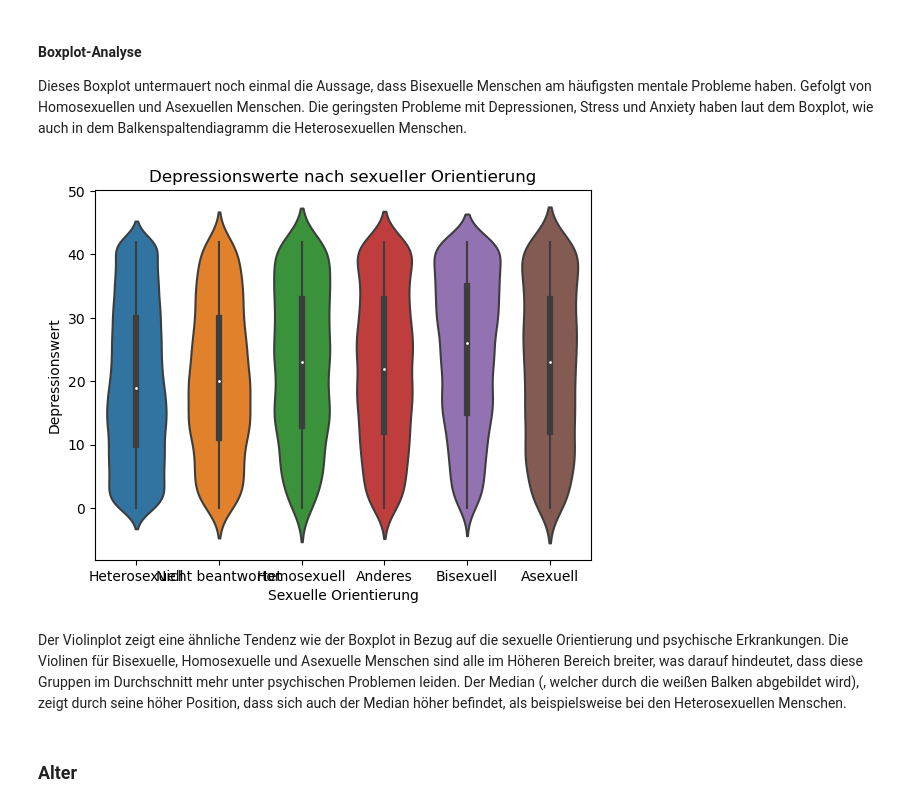
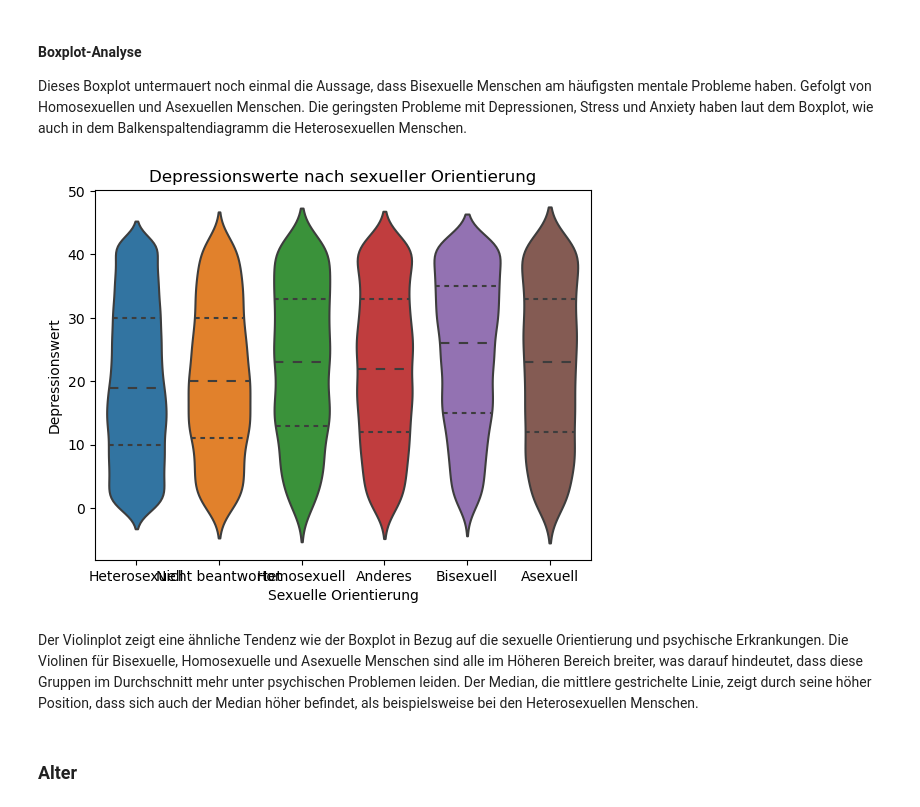
Before and after one commit to wi21b030/Mental-Health, a Jupyter notebook: Mental-Health.ipynb, the cells around one changed output. Drawn from its saved outputs; the diff is of its cells as text; code cells hidden in the pictures.

```diff
--- a/Mental-Health.ipynb
+++ b/Mental-Health.ipynb
@@ -935,15 +935,15 @@ plt.show()
 Dieses Boxplot untermauert noch einmal die Aussage, dass Bisexuelle Menschen am häufigsten mentale Probleme haben. Gefolgt von Homosexuellen und Asexuellen Menschen. Die geringsten Probleme mit Depressionen, Stress und Anxiety haben laut dem Boxplot, wie auch in dem Balkenspaltendiagramm die Heterosexuellen Menschen.
 # %%
 data_orientation = data[['Depression', 'orientation']]
-sns.violinplot(x=orientations.values, y='Depression', data=data)
+sns.violinplot(x=orientations.values, y='Depression', data=data, inner='quartile')
 plt.title('Depressionswerte nach sexueller Orientierung')
 plt.xlabel('Sexuelle Orientierung')
 plt.ylabel('Depressionswert')
 plt.show()
 # %% [output]
-[figure, old version]
+[figure, new version]
 # %% [markdown]
-Der Violinplot zeigt eine ähnliche Tendenz wie der Boxplot in Bezug auf die sexuelle Orientierung und psychische Erkrankungen. Die Violinen für Bisexuelle, Homosexuelle und Asexuelle Menschen sind alle im Höheren Bereich breiter, was darauf hindeutet, dass diese Gruppen im Durchschnitt mehr unter psychischen Problemen leiden. Der Median (, welcher durch die weißen Balken abgebildet wird), zeigt durch seine höher Position, dass sich auch der Median höher befindet, als beispielsweise bei den Heterosexuellen Menschen.
+Der Violinplot zeigt eine ähnliche Tendenz wie der Boxplot in Bezug auf die sexuelle Orientierung und psychische Erkrankungen. Die Violinen für Bisexuelle, Homosexuelle und Asexuelle Menschen sind alle im Höheren Bereich breiter, was darauf hindeutet, dass diese Gruppen im Durchschnitt mehr unter psychischen Problemen leiden. Der Median, die mittlere gestrichelte Linie, zeigt durch seine höher Position, dass sich auch der Median höher befindet, als beispielsweise bei den Heterosexuellen Menschen.
 # %% [markdown]
 ### Alter
 # %%
```
Also changed, not shown: parts of 1 cell of this notebook.
